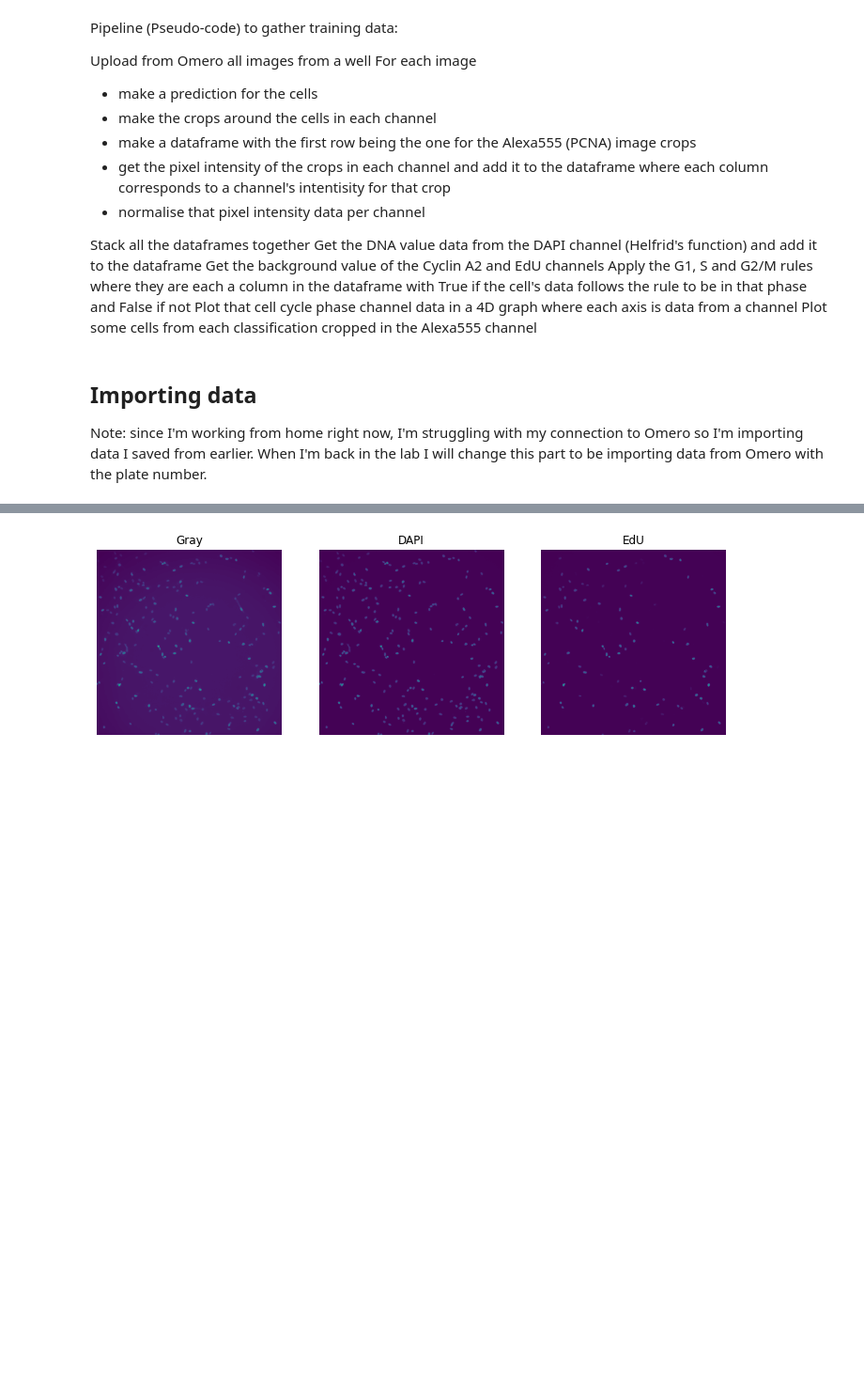
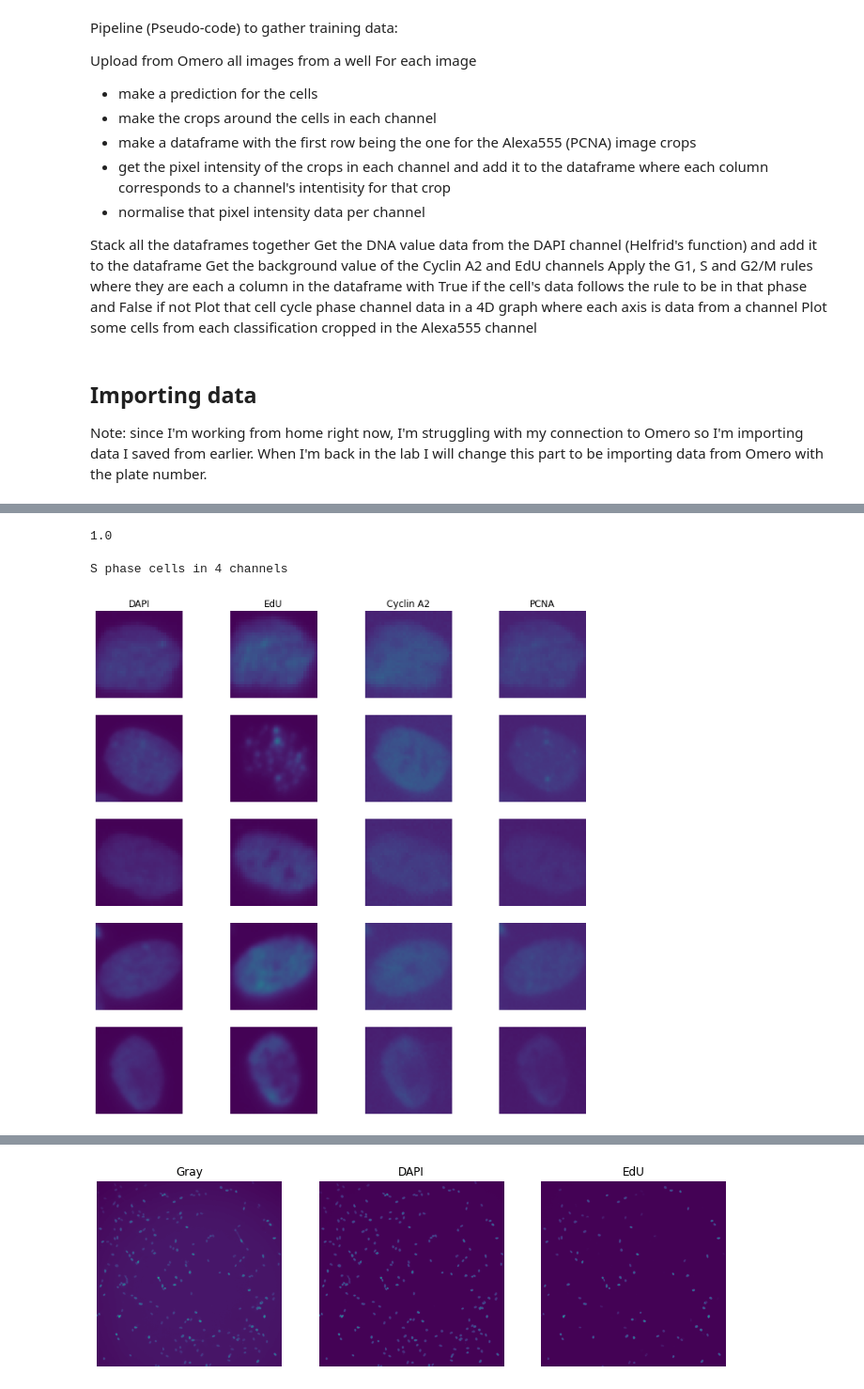
Before and after one commit to rzuberi/cell-SCT, a Jupyter notebook: classification/ccc_data_exploration.ipynb, the cells around one changed output, grey strips where cells are left out. Shown: that part at 94% size. Drawn from its saved outputs; the diff is of its cells as text; code cells hidden in the pictures; blank space fills up the shorter version.

```diff
--- a/classification/ccc_data_exploration.ipynb
+++ b/classification/ccc_data_exploration.ipynb
@@ -73,10 +60,26 @@ ModuleNotFoundError: No module named 'ezomero'
+# %%
+#Normalising the images
+def normalise_img(img):
+    return (img - np.min(img)) / (np.max(img) - np.min(img))
 # %%
 #Gathering the data from each image
 #This needs to be a loop and each dataframe needs to be stored in a numpy array
 
 #Step 1: Normalise each channel
+#I'd like to eventually have this in a dataframe and normalise them from there
+dapi_img = normalise_img(dapi_img)
+edu_img = normalise_img(edu_img)
+cyclina2_img = normalise_img(cyclina2_img)
+pcna_img = normalise_img(pcna_img)
 
 #Step 2: Make mask prediction
+#We're making the prediction on the PCNA channel
+from cellpose import models
+model_dir = "C:\\Users\\rz200\\Documents\\Development\\cell-SCT\\segmentation\\demo_train_test_data\\data_for_masks_training\\models\\demo_model"
+model = models.CellposeModel(gpu=True, pretrained_model=model_dir)
+test_data = [pcna_img]
+predicted_test_masks = model.eval(test_data, channels=[0,0], diameter=model.diam_labels.copy())[0]  # generates the predictions # we could use the fact that it has a channel input to have the normal image not separated by channel and just make it do the prediction on there, although we need it to make a prediction on the averaged out gray image so that wouldn't really work
+predicted_mask = predicted_test_masks[0]
 
 #Step 3: Make the crops around each channel and store them in the dataframe
 
@@ -93,0 +311,44 @@ ModuleNotFoundError: No module named 'ezomero'
+# %%
+maxes = []
+for j in range(len(df['dapi_crops'])):
+    for i in range(len(df['dapi_crops'][j])):
+        maxes.append(max(df['dapi_crops'][j][i]))
+print(max(maxes))
+# %% [output]
+1.0
+# %%
+#Let's plot some cells of each phase here, I want the 4 channels each time
+
+#Plotting S_phase cells
+is_S = df['S_Phase']==True
+count = 0
+i = 0
+num_cells = 5
+plt.figure(figsize=(12,12))
+while count < num_cells*4:
+    if is_S[i]:
+
+        plt.subplot(5,4,count+1)
+        if count == 0: plt.title('DAPI')
+        plt.imshow(df['dapi_crops'][i],vmin=0,vmax=1);plt.axis('off')
+
+        plt.subplot(5,4,count+2)
+        if count == 0: plt.title('EdU')
+        plt.imshow(df['edu_crops'][i],vmin=0,vmax=1);plt.axis('off')
+
+        plt.subplot(5,4,count+3)
+        if count == 0: plt.title('Cyclin A2')
+        plt.imshow(df['cyclina2_crops'][i],vmin=0,vmax=1);plt.axis('off')
+
+        plt.subplot(5,4,count+4)
+        if count == 0: plt.title('PCNA')
+        plt.imshow(df['pcna_crops'][i],vmin=0,vmax=1);plt.axis('off')
+
+        count += 4
+        i+=1
+    else:i+=1
+print('S phase cells in 4 channels')
+plt.show()
+# %% [output]
+S phase cells in 4 channels
+[figure, added]
```
Also changed, not shown: parts of 12 cells of this notebook.
